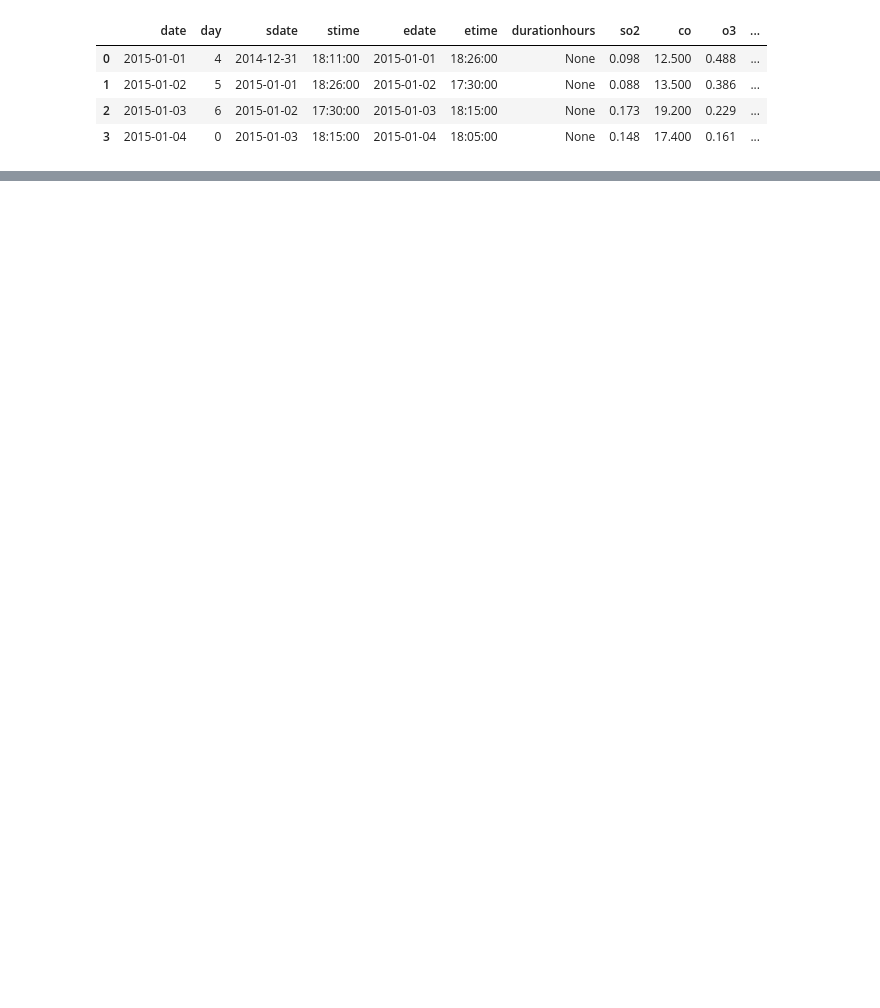
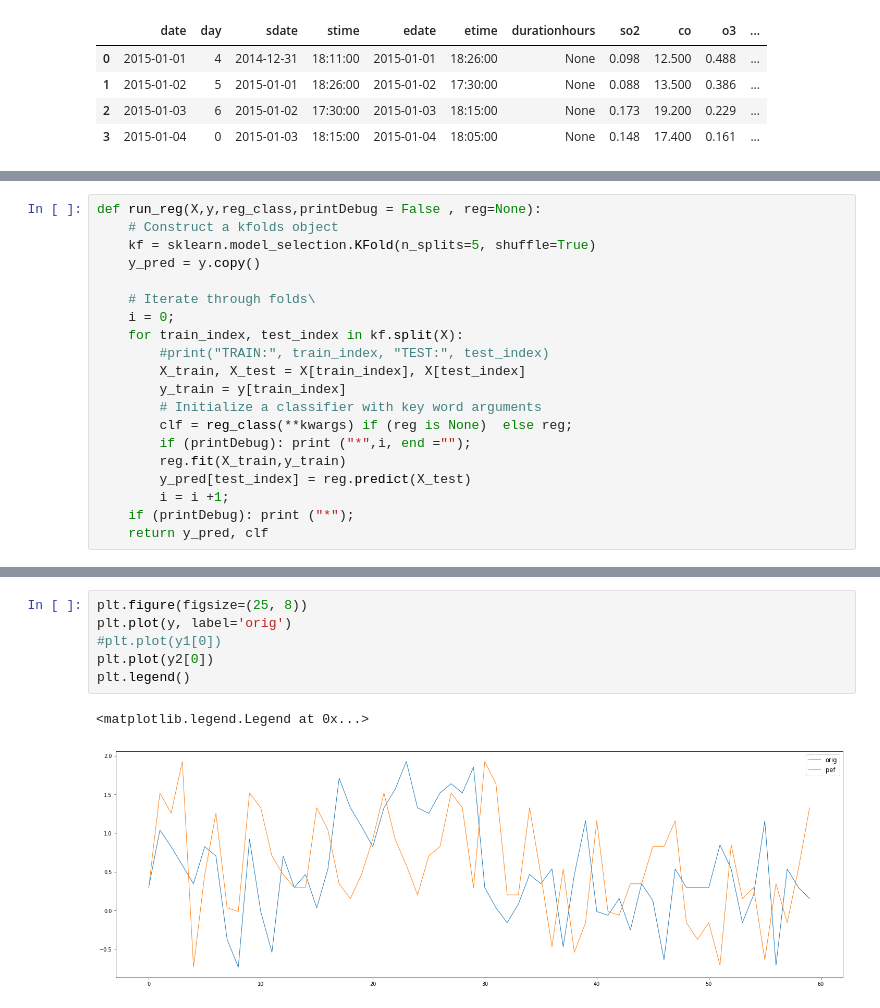
Before and after one commit to sada-narayanappa/Notebooks, a Jupyter notebook: SCHAS/pef/hans.ipynb, the cells around one changed output, grey strips where cells are left out. Saved outputs shown, nothing was run; the diff lists cells and outputs as text; blank space fills up the shorter version.

```diff
--- a/SCHAS/pef/hans.ipynb
+++ b/SCHAS/pef/hans.ipynb
@@ -58,0 +99,20 @@ array([4, 1, 2, 3])
+# %%
+def run_reg(X,y,reg_class,printDebug = False , reg=None):
+    # Construct a kfolds object
+    kf = sklearn.model_selection.KFold(n_splits=5, shuffle=True)
+    y_pred = y.copy()
+
+    # Iterate through folds\
+    i = 0;
+    for train_index, test_index in kf.split(X):
+        #print("TRAIN:", train_index, "TEST:", test_index)
+        X_train, X_test = X[train_index], X[test_index]
+        y_train = y[train_index]
+        # Initialize a classifier with key word arguments
+        clf = reg_class(**kwargs) if (reg is None)  else reg;
+        if (printDebug): print ("*",i, end ="");
+        reg.fit(X_train,y_train)
+        y_pred[test_index] = reg.predict(X_test)
+        i = i +1;
+    if (printDebug): print ("*");
+    return y_pred, clf
@@ -58,0 +138,9 @@ array([4, 1, 2, 3])
+# %%
+plt.figure(figsize=(25, 8))
+plt.plot(y, label='orig')
+#plt.plot(y1[0])
+plt.plot(y2[0])
+plt.legend()
+# %% [output]
+<matplotlib.legend.Legend at 0x...>
+[figure, added]
```
Also changed, not shown: parts of 7 cells of this notebook, 4 other files.
